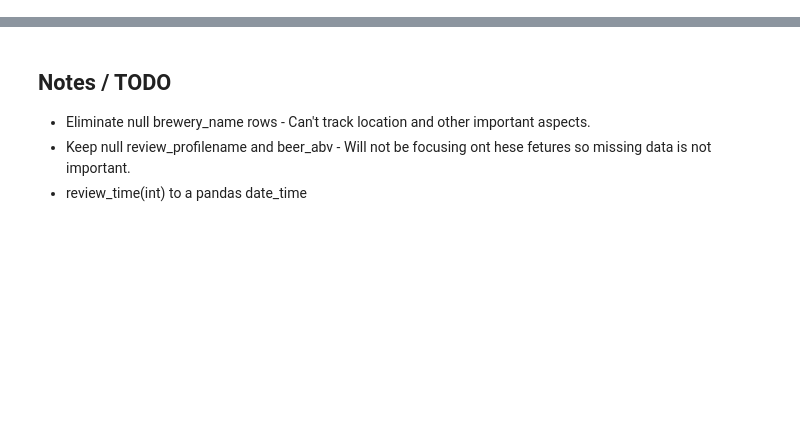
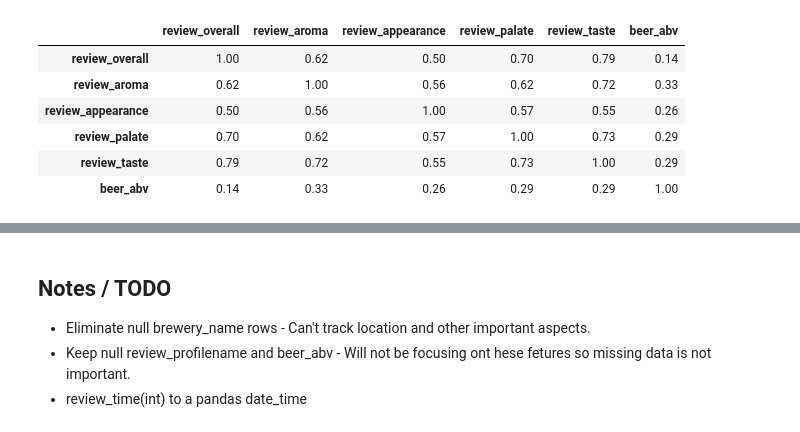
Before and after one commit to jeffjohannsen/Beer_Style_Review_Exploration, a Jupyter notebook: notebooks/BeerAdvocate_EDA.ipynb, the cells around one changed output, grey strips where cells are left out. Drawn from its saved outputs; the diff is of its cells as text; code cells hidden in the pictures; blank space fills up the shorter version.

```diff
--- a/notebooks/BeerAdvocate_EDA.ipynb
+++ b/notebooks/BeerAdvocate_EDA.ipynb
@@ -48,0 +81,11 @@ dtype: int64
+# %%
+corr2 = for_violin.corr()
+corr2.style.background_gradient(cmap='coolwarm').set_precision(2)
+# %% [output]
+|  | review_overall | review_aroma | review_appearance | review_palate | review_taste | beer_abv |
+| review_overall | 1.00 | 0.62 | 0.50 | 0.70 | 0.79 | 0.14 |
+| review_aroma | 0.62 | 1.00 | 0.56 | 0.62 | 0.72 | 0.33 |
+| review_appearance | 0.50 | 0.56 | 1.00 | 0.57 | 0.55 | 0.26 |
+| review_palate | 0.70 | 0.62 | 0.57 | 1.00 | 0.73 | 0.29 |
+| review_taste | 0.79 | 0.72 | 0.55 | 0.73 | 1.00 | 0.29 |
+| beer_abv | 0.14 | 0.33 | 0.26 | 0.29 | 0.29 | 1.00 |
```
Also changed, not shown: parts of 11 cells of this notebook, 3 other files.
